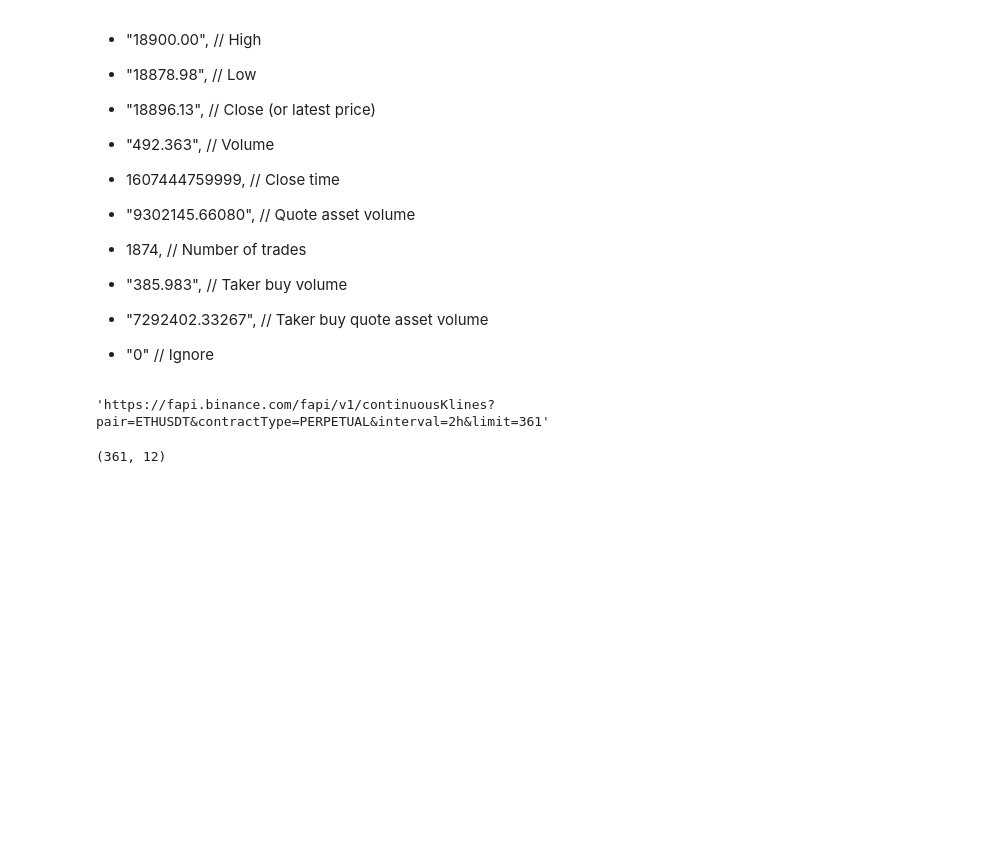
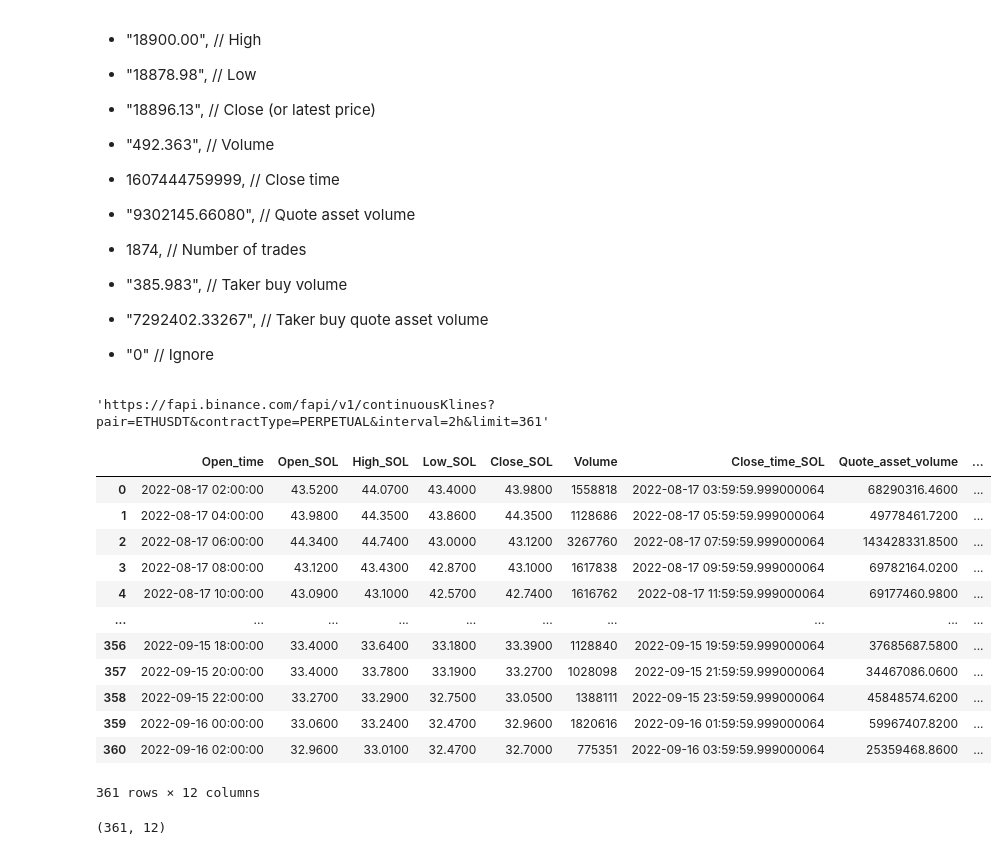
Before and after one commit to chiron-chiron/crypto-challenge, a Jupyter notebook: correlations.ipynb, the cells around one changed output. Saved outputs shown, nothing was run; the diff lists cells and outputs as text; code cells hidden in the pictures; blank space fills up the shorter version.

```diff
--- a/correlations.ipynb
+++ b/correlations.ipynb
@@ -158 +170,17 @@ response_solusdt = requests.get(query_url_solusdt).json()
+# %%
+solusdt_raw_df
+# %% [output]
+|  | Open_time | Open_SOL | High_SOL | Low_SOL | Close_SOL | Volume | Close_time_SOL | Quote_asset_volume | ... |
+| 0 | 2022-08-17 02:00:00 | 43.5200 | 44.0700 | 43.4000 | 43.9800 | 1558818 | 2022-08-17 03:59:59.999000064 | 68290316.4600 | ... |
+| 1 | 2022-08-17 04:00:00 | 43.9800 | 44.3500 | 43.8600 | 44.3500 | 1128686 | 2022-08-17 05:59:59.999000064 | 49778461.7200 | ... |
+| 2 | 2022-08-17 06:00:00 | 44.3400 | 44.7400 | 43.0000 | 43.1200 | 3267760 | 2022-08-17 07:59:59.999000064 | 143428331.8500 | ... |
+| 3 | 2022-08-17 08:00:00 | 43.1200 | 43.4300 | 42.8700 | 43.1000 | 1617838 | 2022-08-17 09:59:59.999000064 | 69782164.0200 | ... |
+| 4 | 2022-08-17 10:00:00 | 43.0900 | 43.1000 | 42.5700 | 42.7400 | 1616762 | 2022-08-17 11:59:59.999000064 | 69177460.9800 | ... |
+| ... | ... | ... | ... | ... | ... | ... | ... | ... | ... |
+| 356 | 2022-09-15 18:00:00 | 33.4000 | 33.6400 | 33.1800 | 33.3900 | 1128840 | 2022-09-15 19:59:59.999000064 | 37685687.5800 | ... |
+| 357 | 2022-09-15 20:00:00 | 33.4000 | 33.7800 | 33.1900 | 33.2700 | 1028098 | 2022-09-15 21:59:59.999000064 | 34467086.0600 | ... |
+| 358 | 2022-09-15 22:00:00 | 33.2700 | 33.2900 | 32.7500 | 33.0500 | 1388111 | 2022-09-15 23:59:59.999000064 | 45848574.6200 | ... |
+| 359 | 2022-09-16 00:00:00 | 33.0600 | 33.2400 | 32.4700 | 32.9600 | 1820616 | 2022-09-16 01:59:59.999000064 | 59967407.8200 | ... |
+| 360 | 2022-09-16 02:00:00 | 32.9600 | 33.0100 | 32.4700 | 32.7000 | 775351 | 2022-09-16 03:59:59.999000064 | 25359468.8600 | ... |
+361 rows × 12 columns
 # %%
```
Also changed, not shown: parts of 5 cells of this notebook, 2 other files.
